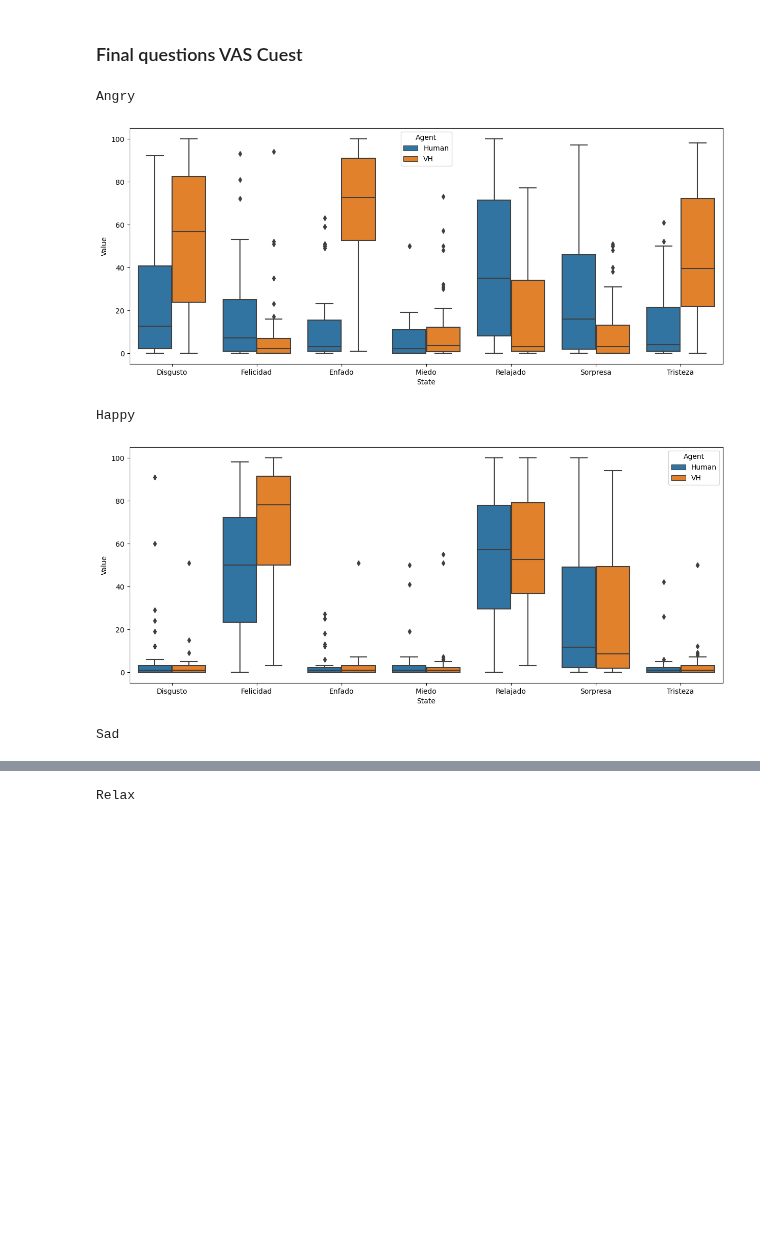
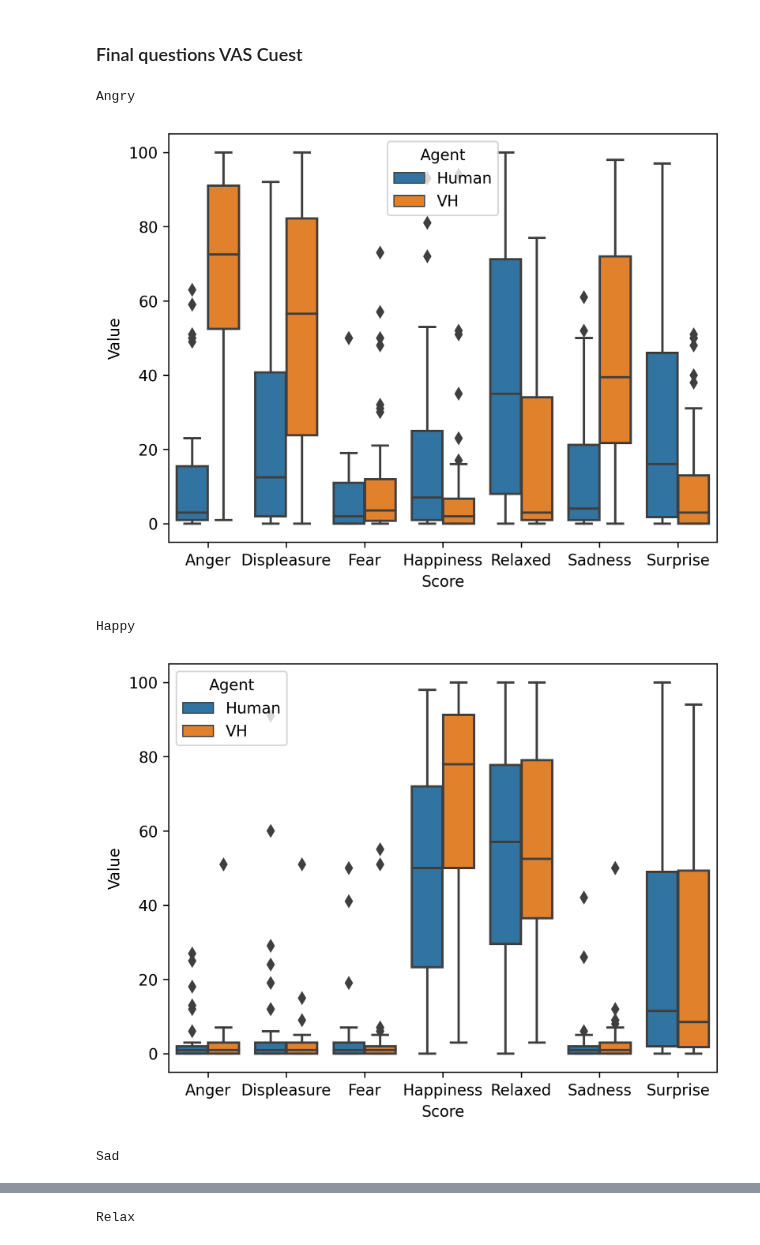
Before and after one commit to ASAPLableni/LableniBot, a Jupyter notebook: DataAnalysis/AnalysisQuest.ipynb, the cells around one changed output, grey strips where cells are left out. Saved outputs shown, nothing was run; the diff lists cells and outputs as text; code cells hidden in the pictures; blank space fills up the shorter version.

```diff
--- a/DataAnalysis/AnalysisQuest.ipynb
+++ b/DataAnalysis/AnalysisQuest.ipynb
@@ -1179,6 +1268,16 @@ features_to_change_avatar = [
     'Miedo.1', 'Relajado.1', 'Sorpresa.1', 'Tristeza.1'
 ]
 
+dict_to_translate = {
+    'Disgusto': "Displeasure",
+    'Felicidad': "Happiness",
+    'Enfado': "Anger",
+    'Miedo': "Fear",
+    'Relajado': "Relaxed",
+    'Sorpresa': "Surprise",
+    'Tristeza': "Sadness"
+}
+
 def achieve_vas_boxplot(data):
     state_vas_plot_list = []
     for i in range(data.shape[0]):
@@ -1188,6 +1287,7 @@ def achieve_vas_boxplot(data):
                     "User": data["Usuario"].iloc[i],
                     "State": feat,
                     "Value": data[feat].iloc[i],
+                    "Score": dict_to_translate[feat],
                     "Agent": "Human"
                 })
 
@@ -1197,53 +1297,58 @@ def achieve_vas_boxplot(data):
                     "User": data["Usuario"].iloc[i],
                     "State": new_feat,
                     "Value": data[feat].iloc[i],
+                    "Score": dict_to_translate[feat.split(".")[0]],
                     "Agent": "VH"
                 })
 
     return pd.DataFrame(state_vas_plot_list)
 # %%
+score_order = [
+    "Anger", "Displeasure", "Fear", "Happiness", "Relaxed", "Sadness", "Surprise"
+]
+
 # Angry
 print("Angry")
 df_angry_vas_plot = achieve_vas_boxplot(df_angry)
 
-plt.figure(figsize=(15, 6))
+plt.figure(dpi=300)
 
-sns.boxplot(x="State", y="Value", hue="Agent", data=df_angry_vas_plot)
+sns.boxplot(x="Score", y="Value", hue="Agent", data=df_angry_vas_plot, order=score_order)
 plt.savefig("Results/Images/AngryVASBosplot.pdf", dpi=300, format="pdf")
 plt.show()
 
 # Happy
 print("Happy")
 df_happy_vas_plot= achieve_vas_boxplot(df_happy)
 
-plt.figure(figsize=(15, 6))
+plt.figure(dpi=300)
 
-sns.boxplot(x="State", y="Value", hue="Agent", data=df_happy_vas_plot)
+sns.boxplot(x="Score", y="Value", hue="Agent", data=df_happy_vas_plot, order=score_order)
 plt.savefig("Results/Images/HappyVASBosplot.pdf", dpi=300, format="pdf")
 plt.show()
 
 # Sad
 print("Sad")
 df_sad_vas_plot= achieve_vas_boxplot(df_sad)
 
-plt.figure(figsize=(15, 6))
+plt.figure(dpi=300)
 
-sns.boxplot(x="State", y="Value", hue="Agent", data=df_sad_vas_plot)
+sns.boxplot(x="Score", y="Value", hue="Agent", data=df_sad_vas_plot, order=score_order)
 plt.savefig("Results/Images/SadVASBosplot.pdf", dpi=300, format="pdf")
 plt.show()
 
 # Relax
 print("Relax")
 df_relax_vas_plot= achieve_vas_boxplot(df_relax)
 
-plt.figure(figsize=(15, 6))
+plt.figure(dpi=300)
 
-sns.boxplot(x="State", y="Value", hue="Agent", data=df_relax_vas_plot)
+sns.boxplot(x="Score", y="Value", hue="Agent", data=df_relax_vas_plot, order=score_order)
 plt.savefig("Results/Images/RelaxVASBosplot.pdf", dpi=300, format="pdf")
 plt.show()
 # %% [output]
 Angry
-[figure, old version]
+[figure, new version]
 Happy
-[figure, old version]
+[figure, new version]
 Sad
```
Also changed, not shown: parts of 5 cells of this notebook, 1 other file.
